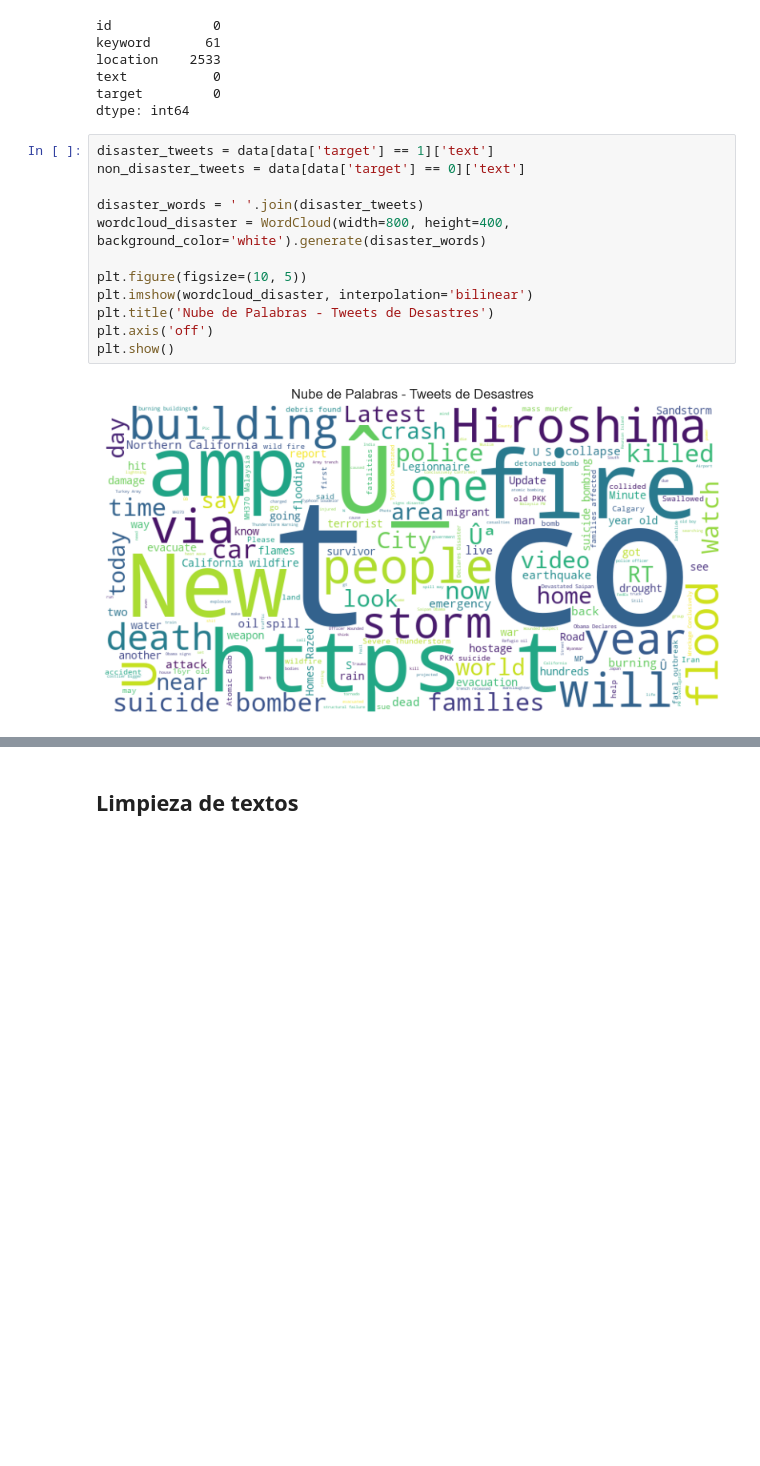
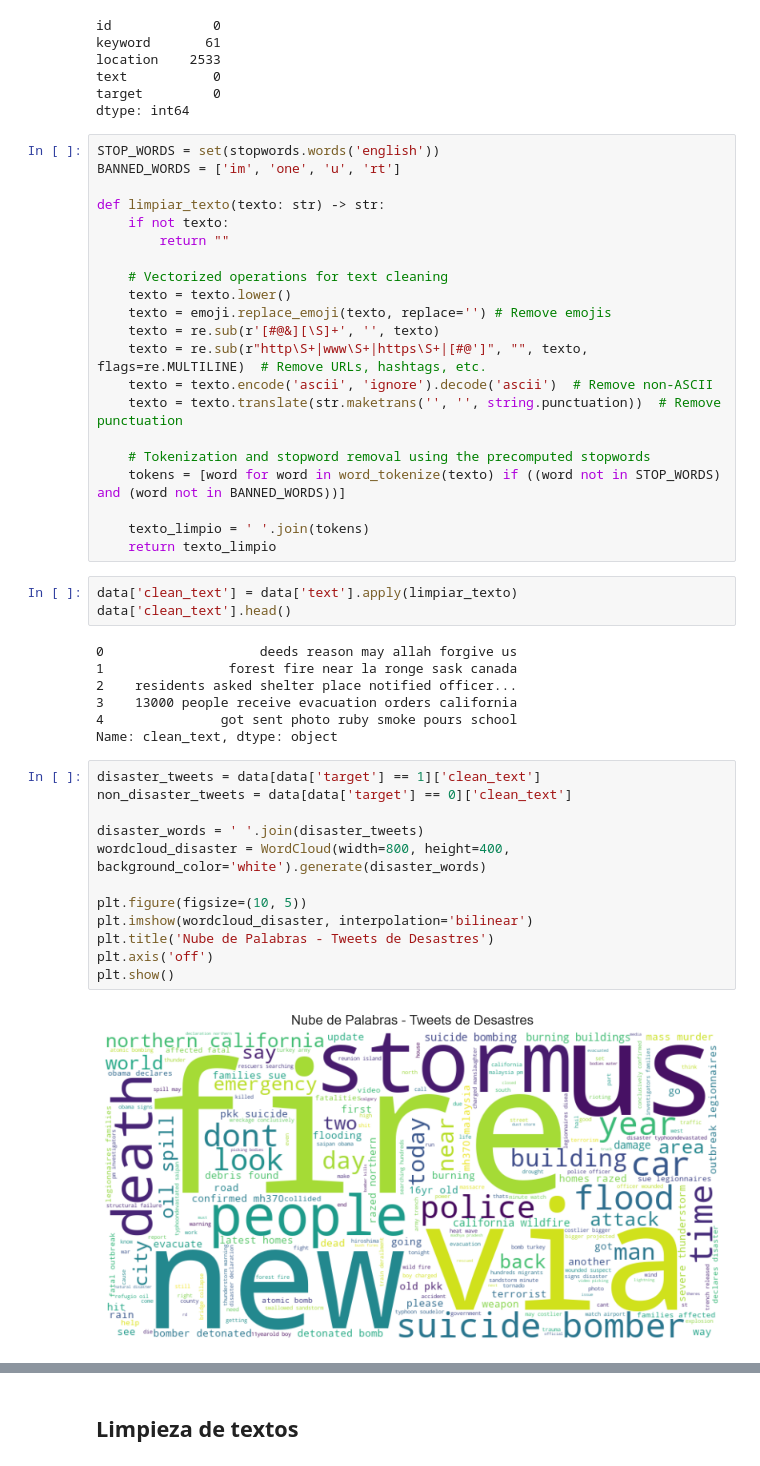
Before and after one commit to jichicoj/Labs_DS, a Jupyter notebook: lab 6/lab_6.ipynb, the cells around one changed output, grey strips where cells are left out. Drawn from its saved outputs; the diff is of its cells as text; blank space fills up the shorter version.

```diff
--- a/lab 6/lab_6.ipynb
+++ b/lab 6/lab_6.ipynb
@@ -69,20 +99,51 @@ location    2533
 text           0
 target         0
 dtype: int64
+# %%
+STOP_WORDS = set(stopwords.words('english'))
+BANNED_WORDS = ['im', 'one', 'u', 'rt']
+
+def limpiar_texto(texto: str) -> str:
+    if not texto:
+        return ""
+
+    # Vectorized operations for text cleaning
+    texto = texto.lower()
+    texto = emoji.replace_emoji(texto, replace='') # Remove emojis
+    texto = re.sub(r'[#@&][\S]+', '', texto)
+    texto = re.sub(r"http\S+|www\S+|https\S+|[#@']", "", texto, flags=re.MULTILINE)  # Remove URLs, hashtags, etc.
+    texto = texto.encode('ascii', 'ignore').decode('ascii')  # Remove non-ASCII
+    texto = texto.translate(str.maketrans('', '', string.punctuation))  # Remove punctuation
+
+    # Tokenization and stopword removal using the precomputed stopwords
+    tokens = [word for word in word_tokenize(texto) if ((word not in STOP_WORDS) and (word not in BANNED_WORDS))]
+
+    texto_limpio = ' '.join(tokens)
+    return texto_limpio
+# %%
+data['clean_text'] = data['text'].apply(limpiar_texto)
+data['clean_text'].head()
+# %% [output]
+0                    deeds reason may allah forgive us
+1                forest fire near la ronge sask canada
+2    residents asked shelter place notified officer...
+3    13000 people receive evacuation orders california
+4               got sent photo ruby smoke pours school
+Name: clean_text, dtype: object
 # %%
-disaster_tweets = data[data['target'] == 1]['text']
-non_disaster_tweets = data[data['target'] == 0]['text']
+disaster_tweets = data[data['target'] == 1]['clean_text']
+non_disaster_tweets = data[data['target'] == 0]['clean_text']
 
 disaster_words = ' '.join(disaster_tweets)
 wordcloud_disaster = WordCloud(width=800, height=400, background_color='white').generate(disaster_words)
 
 plt.figure(figsize=(10, 5))
 plt.imshow(wordcloud_disaster, interpolation='bilinear')
 plt.title('Nube de Palabras - Tweets de Desastres')
 plt.axis('off')
 plt.show()
 # %% [output]
-[figure, old version]
+[figure, new version]
 # %%
 non_disaster_words = ' '.join(non_disaster_tweets)
 wordcloud_non_disaster = WordCloud(width=800, height=400, background_color='white').generate(non_disaster_words)
```
Also changed, not shown: parts of 15 cells of this notebook, 1 other file.
